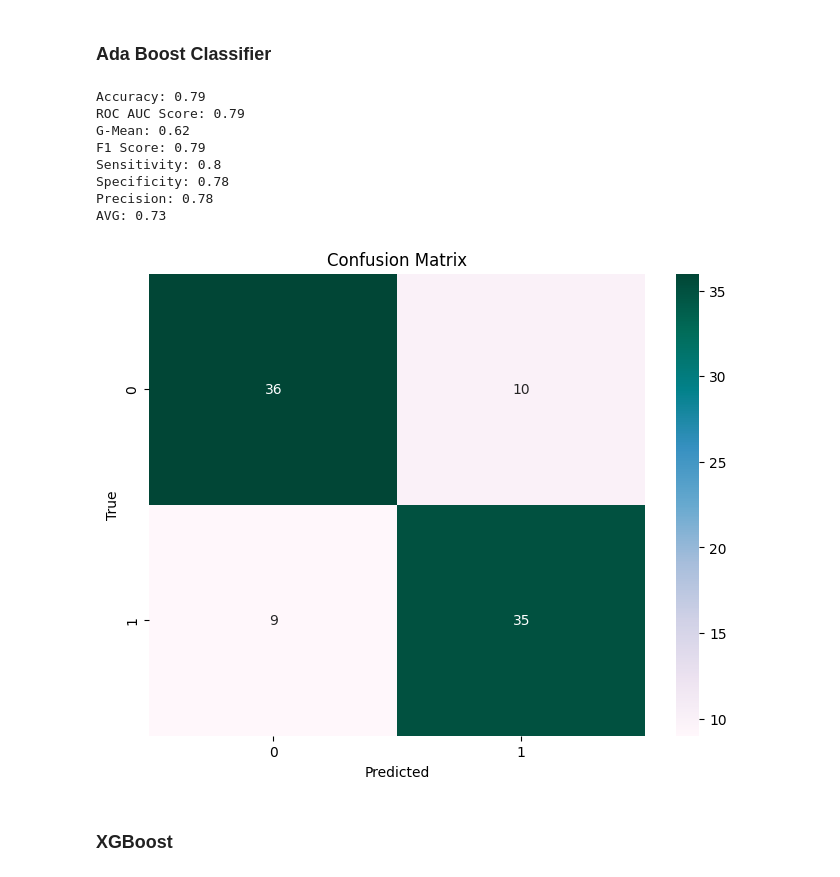
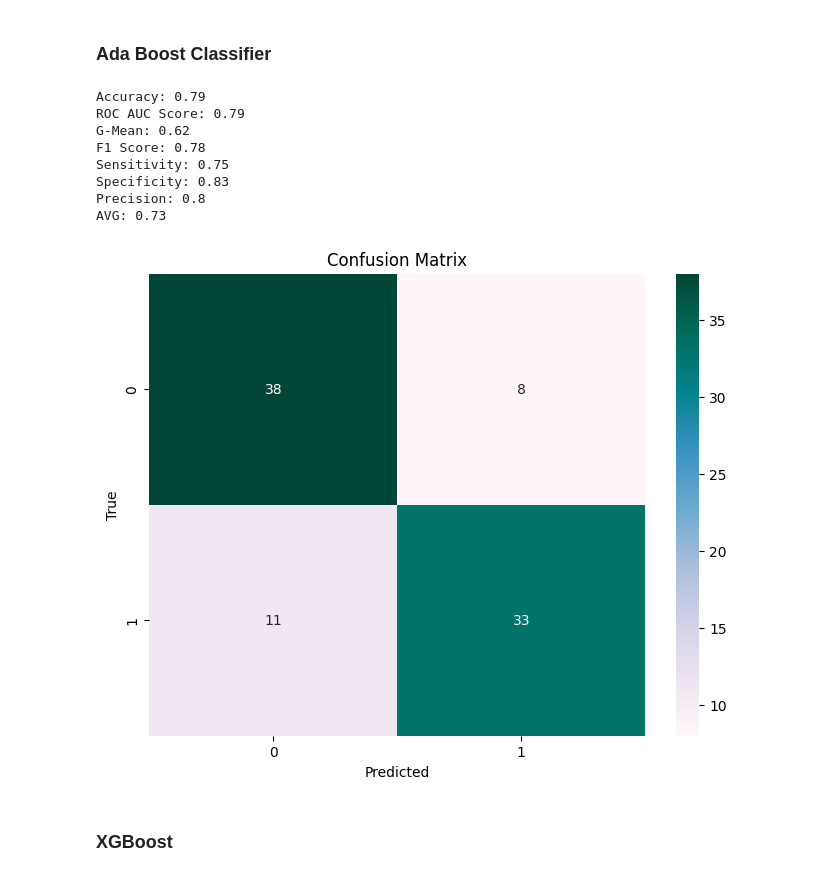
Before and after one commit to MrDomian/Heart-Disease-Risk-Prediction, a Jupyter notebook: Machine learning.ipynb, the cells around one changed output. Cells and saved outputs as stored; diff of their text form; code cells hidden in the pictures.

```diff
--- a/Machine learning.ipynb
+++ b/Machine learning.ipynb
@@ -45,9 +45,9 @@ X_train, X_test, y_train, y_test = train_test_split(X, y, test_size=0.3, random_
 # %% [markdown]
 ### Standardization of Data
 # %%
-# scaler = StandardScaler()
-# X_train = scaler.fit_transform(X_train)
-# X_test = scaler.transform(X_test)
+scaler = StandardScaler()
+X_train = scaler.fit_transform(X_train)
+X_test = scaler.transform(X_test)
 # %% [markdown]
 ### Data Balancing
 # %%
@@ -128,21 +138,22 @@ AVG: 0.77
 # %% [markdown]
 ### Ada Boost Classifier
 # %%
-model = AdaBoostClassifier(random_state=7)
+model = AdaBoostClassifier()
 
-results, conf_matrix = train_model(model, X_train, X_test, y_train, y_test)
+y_pred = train_model(model, X_train, X_test, y_train)
+results, conf_matrix = generate_results(y_pred, y_test)
 display_results(results)
 display_confusion_matrix(conf_matrix)
 # %% [output]
 Accuracy: 0.79
 ROC AUC Score: 0.79
 G-Mean: 0.62
-F1 Score: 0.79
-Sensitivity: 0.8
-Specificity: 0.78
-Precision: 0.78
+F1 Score: 0.78
+Sensitivity: 0.75
+Specificity: 0.83
+Precision: 0.8
 AVG: 0.73
-[figure, old version]
+[figure, new version]
 # %% [markdown]
 ### XGBoost
 # %%
```
Also changed, not shown: parts of 8 cells of this notebook.
